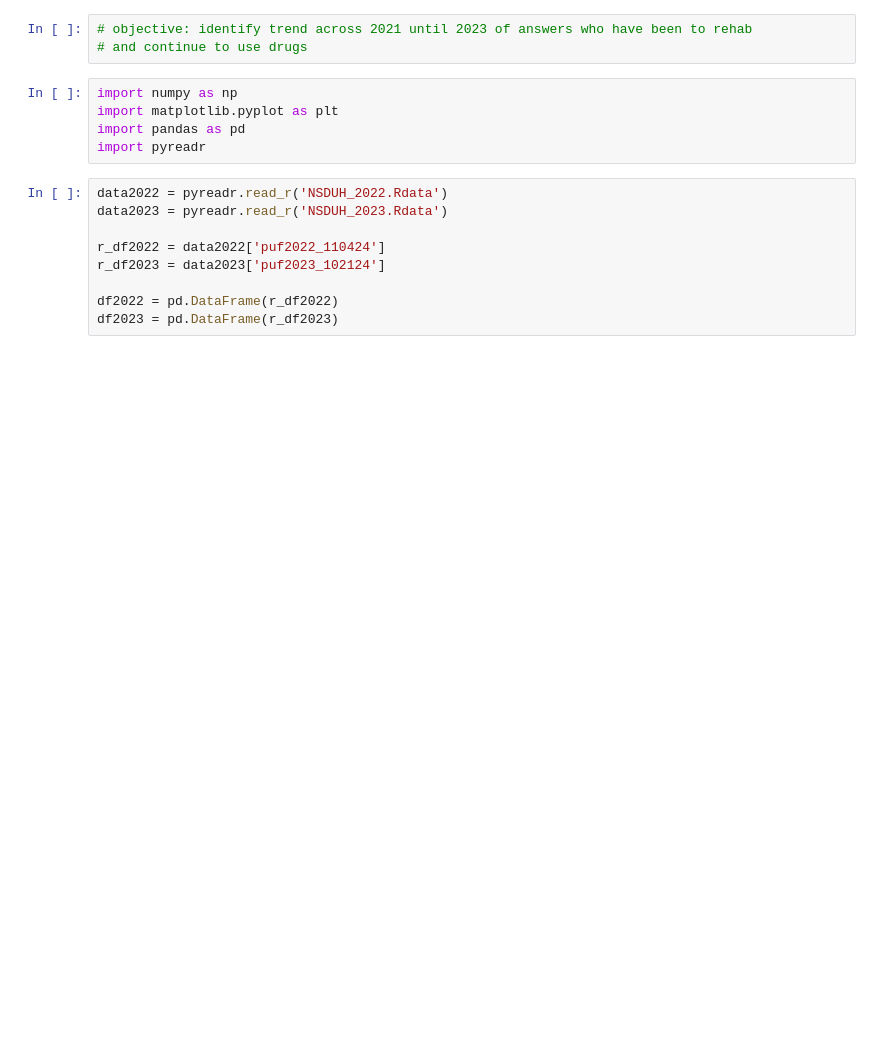
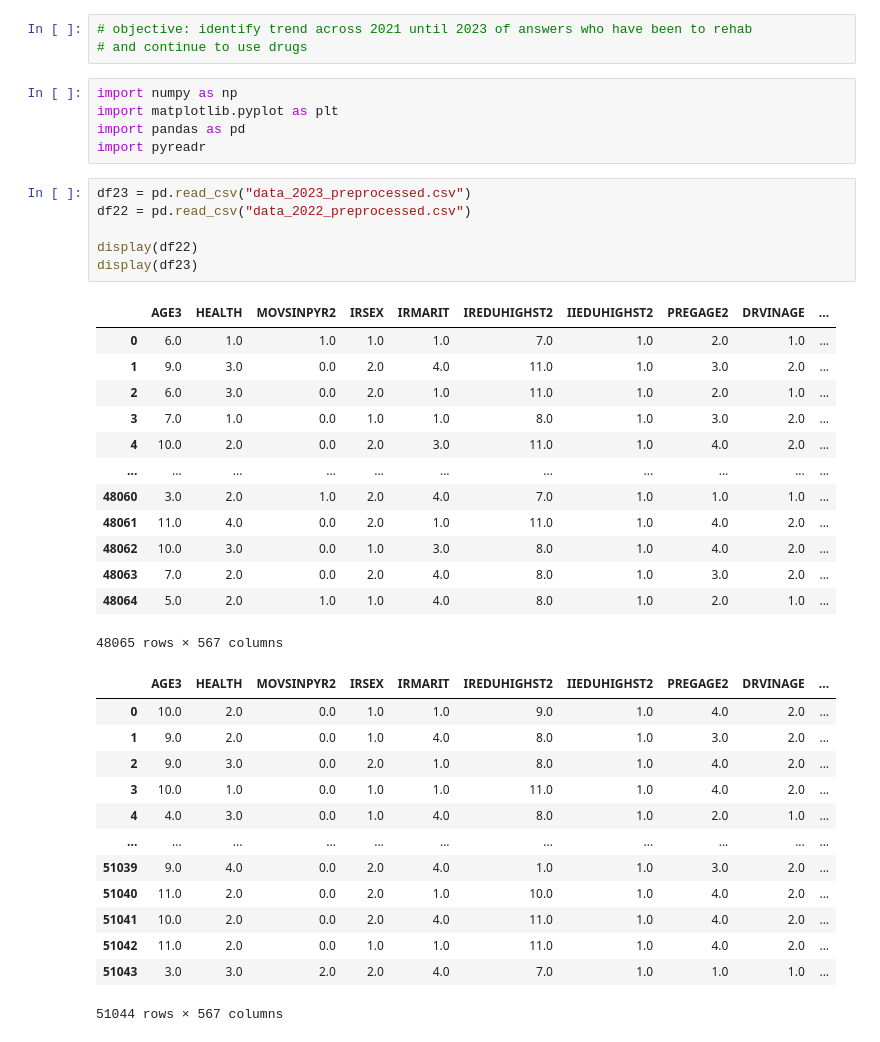
Before and after one commit to ytjoa/relapse-risk-prediction, a Jupyter notebook: 21to23_rehab.ipynb, the cells around one changed output. Drawn from its saved outputs; the diff is of its cells as text; blank space fills up the shorter version.

```diff
--- a/21to23_rehab.ipynb
+++ b/21to23_rehab.ipynb
@@ -6,13 +6,37 @@ import numpy as np
 import matplotlib.pyplot as plt
 import pandas as pd
 import pyreadr
-# %%
-data2022 = pyreadr.read_r('NSDUH_2022.Rdata')
-data2023 = pyreadr.read_r('NSDUH_2023.Rdata')
-
-r_df2022 = data2022['puf2022_110424']
-r_df2023 = data2023['puf2023_102124']
-
-df2022 = pd.DataFrame(r_df2022)
-df2023 = pd.DataFrame(r_df2023)
+# %%
+df23 = pd.read_csv("data_2023_preprocessed.csv")
+df22 = pd.read_csv("data_2022_preprocessed.csv")
+
+display(df22)
+display(df23)
+# %% [output]
+|  | AGE3 | HEALTH | MOVSINPYR2 | IRSEX | IRMARIT | IREDUHIGHST2 | IIEDUHIGHST2 | PREGAGE2 | DRVINAGE | ... |
+| 0 | 6.0 | 1.0 | 1.0 | 1.0 | 1.0 | 7.0 | 1.0 | 2.0 | 1.0 | ... |
+| 1 | 9.0 | 3.0 | 0.0 | 2.0 | 4.0 | 11.0 | 1.0 | 3.0 | 2.0 | ... |
+| 2 | 6.0 | 3.0 | 0.0 | 2.0 | 1.0 | 11.0 | 1.0 | 2.0 | 1.0 | ... |
+| 3 | 7.0 | 1.0 | 0.0 | 1.0 | 1.0 | 8.0 | 1.0 | 3.0 | 2.0 | ... |
+| 4 | 10.0 | 2.0 | 0.0 | 2.0 | 3.0 | 11.0 | 1.0 | 4.0 | 2.0 | ... |
+| ... | ... | ... | ... | ... | ... | ... | ... | ... | ... | ... |
+| 48060 | 3.0 | 2.0 | 1.0 | 2.0 | 4.0 | 7.0 | 1.0 | 1.0 | 1.0 | ... |
+| 48061 | 11.0 | 4.0 | 0.0 | 2.0 | 1.0 | 11.0 | 1.0 | 4.0 | 2.0 | ... |
+| 48062 | 10.0 | 3.0 | 0.0 | 1.0 | 3.0 | 8.0 | 1.0 | 4.0 | 2.0 | ... |
+| 48063 | 7.0 | 2.0 | 0.0 | 2.0 | 4.0 | 8.0 | 1.0 | 3.0 | 2.0 | ... |
+| 48064 | 5.0 | 2.0 | 1.0 | 1.0 | 4.0 | 8.0 | 1.0 | 2.0 | 1.0 | ... |
+48065 rows × 567 columns
+|  | AGE3 | HEALTH | MOVSINPYR2 | IRSEX | IRMARIT | IREDUHIGHST2 | IIEDUHIGHST2 | PREGAGE2 | DRVINAGE | ... |
+| 0 | 10.0 | 2.0 | 0.0 | 1.0 | 1.0 | 9.0 | 1.0 | 4.0 | 2.0 | ... |
+| 1 | 9.0 | 2.0 | 0.0 | 1.0 | 4.0 | 8.0 | 1.0 | 3.0 | 2.0 | ... |
+| 2 | 9.0 | 3.0 | 0.0 | 2.0 | 1.0 | 8.0 | 1.0 | 4.0 | 2.0 | ... |
+| 3 | 10.0 | 1.0 | 0.0 | 1.0 | 1.0 | 11.0 | 1.0 | 4.0 | 2.0 | ... |
+| 4 | 4.0 | 3.0 | 0.0 | 1.0 | 4.0 | 8.0 | 1.0 | 2.0 | 1.0 | ... |
+| ... | ... | ... | ... | ... | ... | ... | ... | ... | ... | ... |
+| 51039 | 9.0 | 4.0 | 0.0 | 2.0 | 4.0 | 1.0 | 1.0 | 3.0 | 2.0 | ... |
+| 51040 | 11.0 | 2.0 | 0.0 | 2.0 | 1.0 | 10.0 | 1.0 | 4.0 | 2.0 | ... |
+| 51041 | 10.0 | 2.0 | 0.0 | 2.0 | 4.0 | 11.0 | 1.0 | 4.0 | 2.0 | ... |
+| 51042 | 11.0 | 2.0 | 0.0 | 1.0 | 1.0 | 11.0 | 1.0 | 4.0 | 2.0 | ... |
+| 51043 | 3.0 | 3.0 | 2.0 | 2.0 | 4.0 | 7.0 | 1.0 | 1.0 | 1.0 | ... |
+51044 rows × 567 columns
 # %%
```
Also changed, not shown: parts of 10 cells of this notebook.
